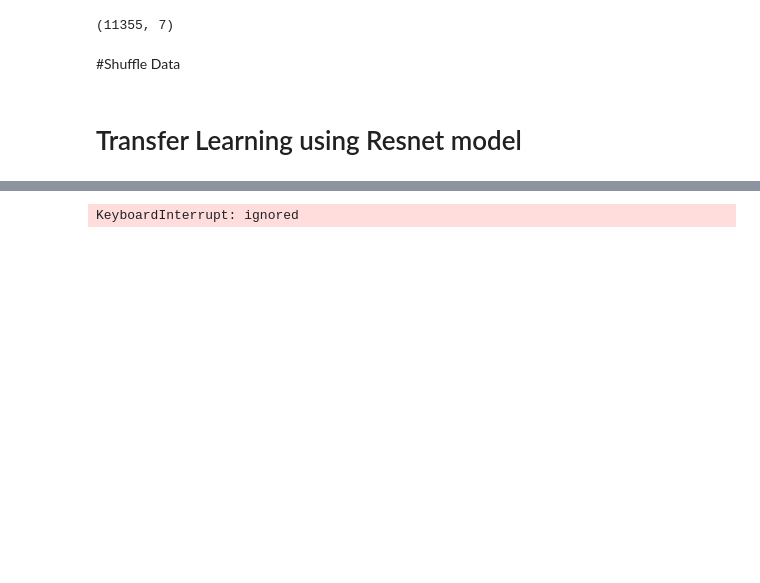
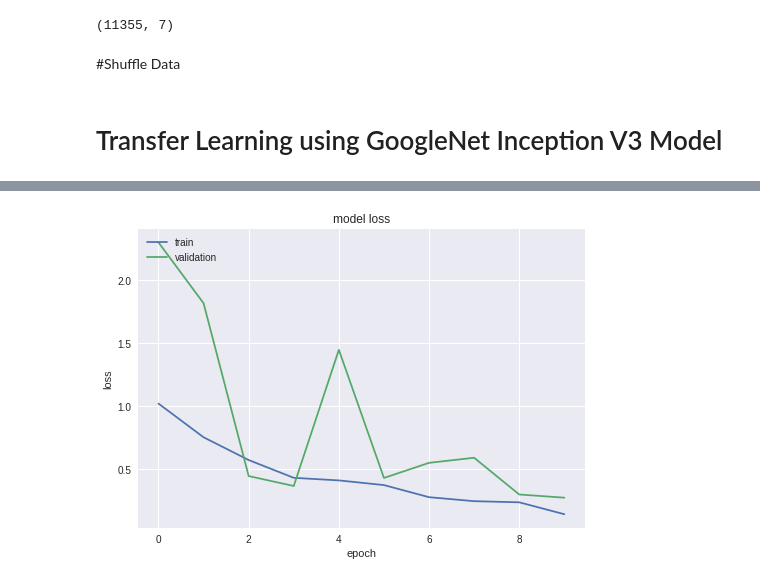
Before and after one commit to HussamCheema/DermCNN, a Jupyter notebook: DermCNNPart4.ipynb, the cells around one changed output, grey strips where cells are left out. Cells and saved outputs as stored; diff of their text form; code cells hidden in the pictures; blank space fills up the shorter version.

```diff
--- a/DermCNNPart4.ipynb
+++ b/DermCNNPart4.ipynb
@@ -69,7 +78,7 @@ def shuffle(a, b):
 for i in range(10):
     shuffle(data,labels)
 # %% [markdown]
-# Transfer Learning using Resnet model
+# Transfer Learning using GoogleNet Inception V3 Model
 # %%
 model = keras.applications.inception_v3.InceptionV3(include_top=False, weights='imagenet', input_shape=(150, 150, 3))
 # %%
@@ -89,7 +98,7 @@ model_final = Model(input = model.input, output = x)
 
 model_final.summary()
 
-model_final.compile(loss='binary_crossentropy',
+model_final.compile(loss=keras.losses.categorical_crossentropy,
               optimizer=keras.optimizers.Adam(),
               metrics=['accuracy'])
 
@@ -128 +137 @@ Epoch 6/10
-KeyboardInterrupt: ignored
+[figure, added]
```
Also changed, not shown: parts of 4 cells of this notebook.
